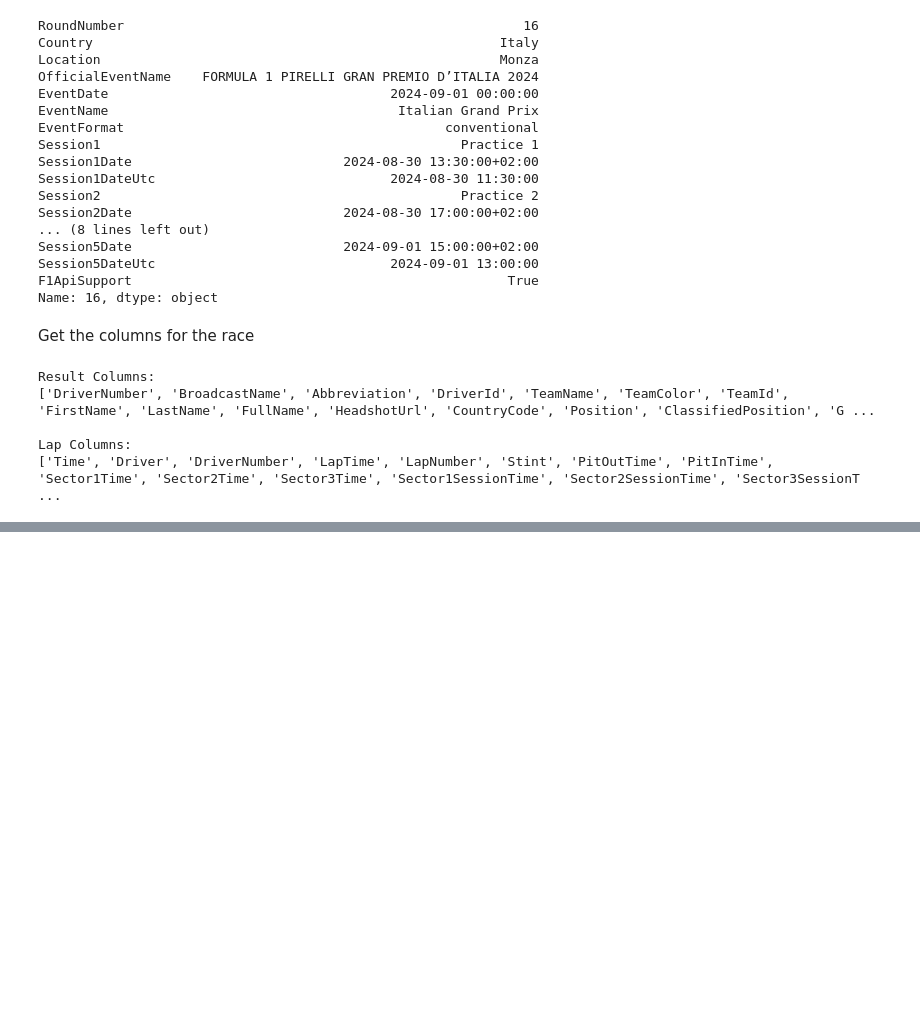
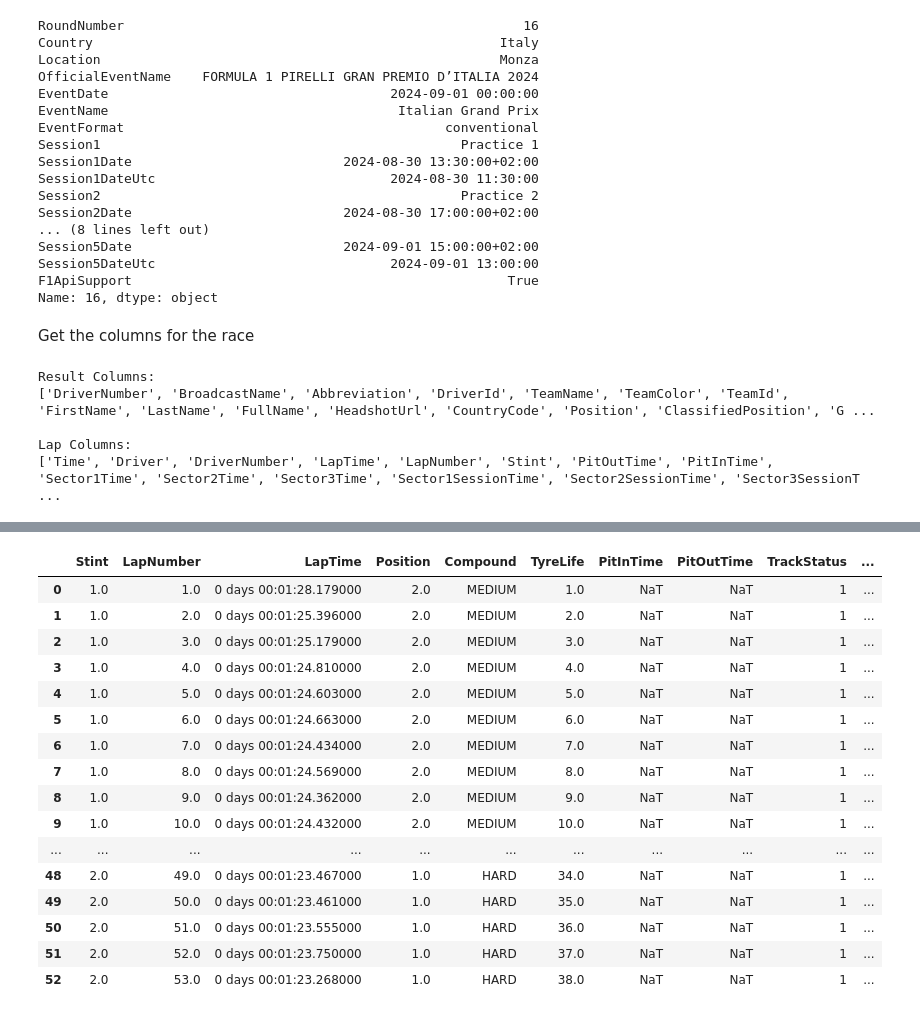
Before and after one commit to umutk11/f1-pit-strategy-optimizer, a Jupyter notebook: notebooks/01_eda.ipynb, the cells around one changed output, grey strips where cells are left out. Drawn from its saved outputs; the diff is of its cells as text; code cells hidden in the pictures; blank space fills up the shorter version.

Commit message:
feat: add FastF1 loading and Leclerc lap exploration

```diff
--- a/notebooks/01_eda.ipynb
+++ b/notebooks/01_eda.ipynb
@@ -84,0 +115,24 @@ AttributeError: 'SessionResults' object has no attribute 'pick_drivers'
+# %%
+leclerc_laps = session.laps.pick_drivers("LEC")[
+    ["Stint", "LapNumber", "LapTime", "Position", "Compound", "TyreLife", "PitInTime", "PitOutTime", "TrackStatus", "IsAccurate"]
+]
+
+leclerc_laps
+# %% [output]
+|  | Stint | LapNumber | LapTime | Position | Compound | TyreLife | PitInTime | PitOutTime | TrackStatus | ... |
+| 0 | 1.0 | 1.0 | 0 days 00:01:28.179000 | 2.0 | MEDIUM | 1.0 | NaT | NaT | 1 | ... |
+| 1 | 1.0 | 2.0 | 0 days 00:01:25.396000 | 2.0 | MEDIUM | 2.0 | NaT | NaT | 1 | ... |
+| 2 | 1.0 | 3.0 | 0 days 00:01:25.179000 | 2.0 | MEDIUM | 3.0 | NaT | NaT | 1 | ... |
+| 3 | 1.0 | 4.0 | 0 days 00:01:24.810000 | 2.0 | MEDIUM | 4.0 | NaT | NaT | 1 | ... |
+| 4 | 1.0 | 5.0 | 0 days 00:01:24.603000 | 2.0 | MEDIUM | 5.0 | NaT | NaT | 1 | ... |
+| 5 | 1.0 | 6.0 | 0 days 00:01:24.663000 | 2.0 | MEDIUM | 6.0 | NaT | NaT | 1 | ... |
+| 6 | 1.0 | 7.0 | 0 days 00:01:24.434000 | 2.0 | MEDIUM | 7.0 | NaT | NaT | 1 | ... |
+| 7 | 1.0 | 8.0 | 0 days 00:01:24.569000 | 2.0 | MEDIUM | 8.0 | NaT | NaT | 1 | ... |
+| 8 | 1.0 | 9.0 | 0 days 00:01:24.362000 | 2.0 | MEDIUM | 9.0 | NaT | NaT | 1 | ... |
+| 9 | 1.0 | 10.0 | 0 days 00:01:24.432000 | 2.0 | MEDIUM | 10.0 | NaT | NaT | 1 | ... |
+| ... | ... | ... | ... | ... | ... | ... | ... | ... | ... | ... |
+| 48 | 2.0 | 49.0 | 0 days 00:01:23.467000 | 1.0 | HARD | 34.0 | NaT | NaT | 1 | ... |
+| 49 | 2.0 | 50.0 | 0 days 00:01:23.461000 | 1.0 | HARD | 35.0 | NaT | NaT | 1 | ... |
+| 50 | 2.0 | 51.0 | 0 days 00:01:23.555000 | 1.0 | HARD | 36.0 | NaT | NaT | 1 | ... |
+| 51 | 2.0 | 52.0 | 0 days 00:01:23.750000 | 1.0 | HARD | 37.0 | NaT | NaT | 1 | ... |
+| 52 | 2.0 | 53.0 | 0 days 00:01:23.268000 | 1.0 | HARD | 38.0 | NaT | NaT | 1 | ... |
```
Also changed, not shown: parts of 2 cells of this notebook, 2 other files.
